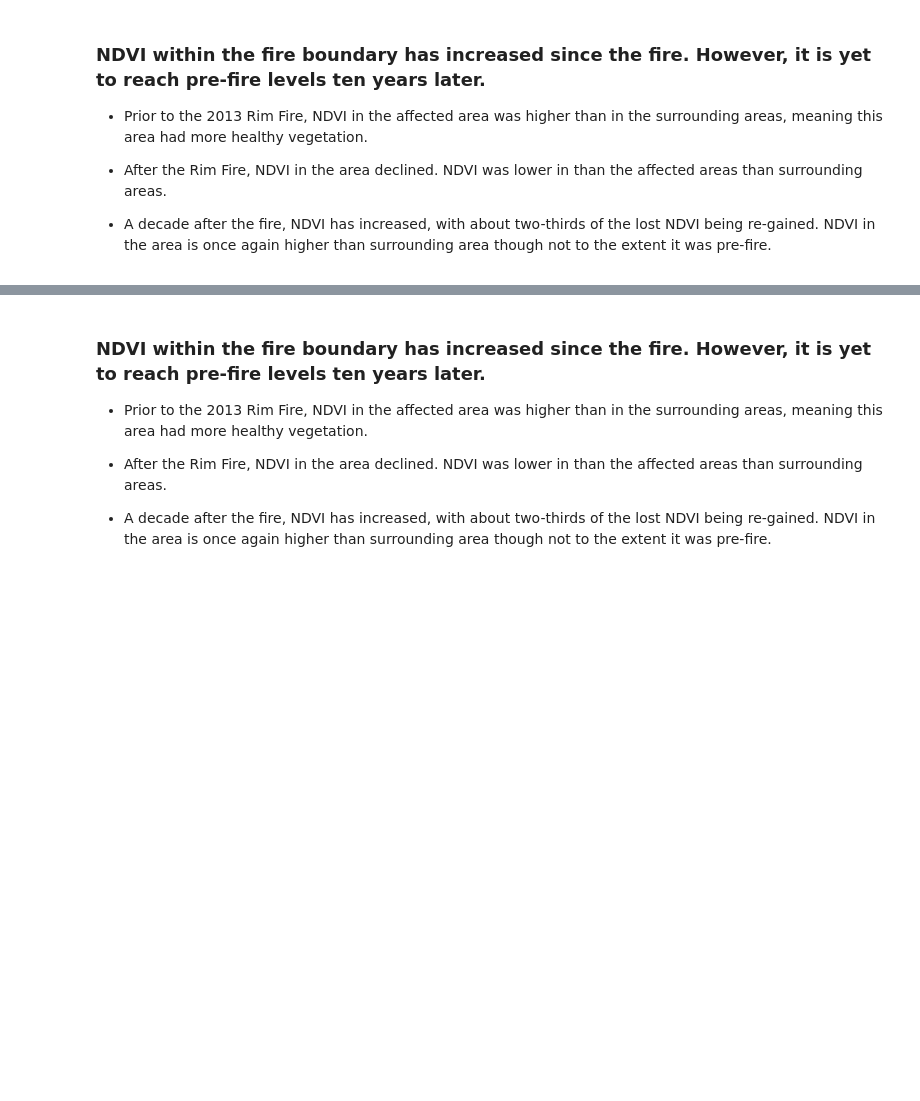
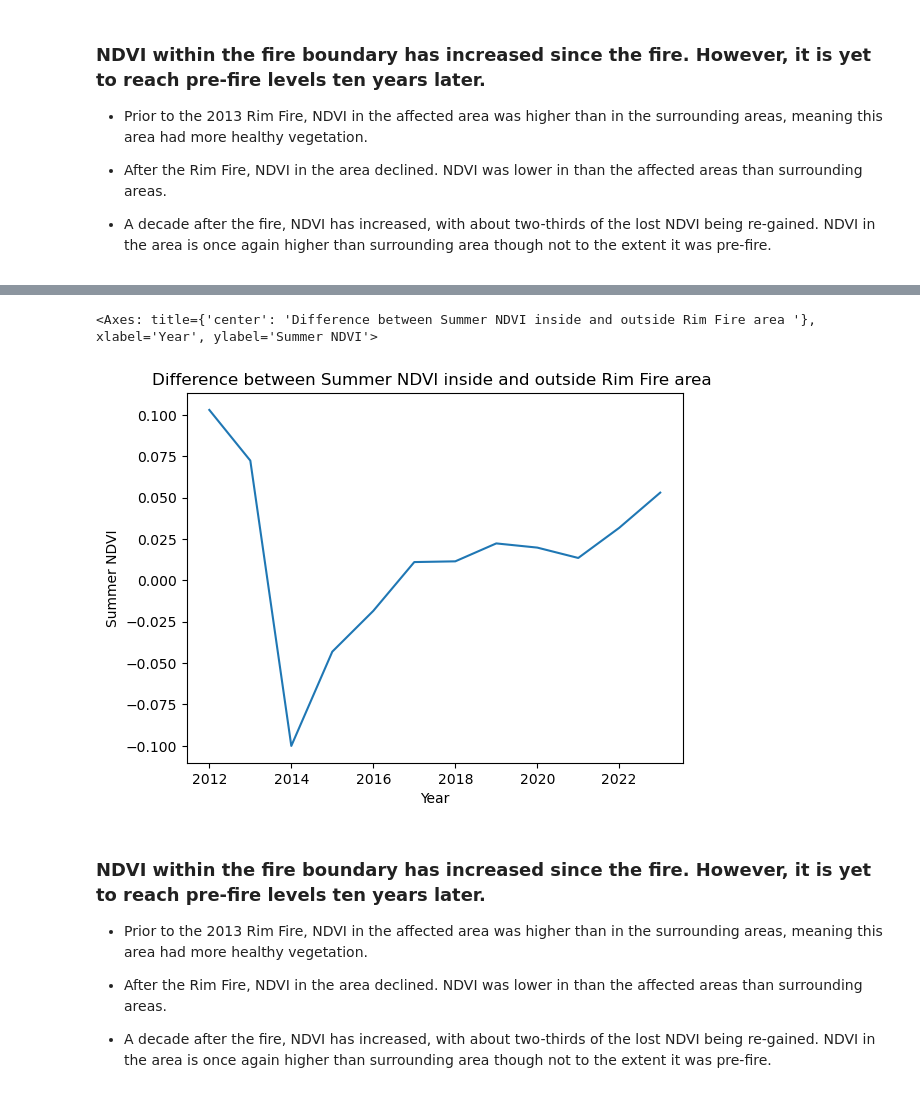
Before and after one commit to pth6570/pth6570.github.io, a Jupyter notebook: notebooks/rim_fire_NDVI_change.ipynb, the cells around one changed output, grey strips where cells are left out. Saved outputs shown, nothing was run; the diff lists cells and outputs as text; code cells hidden in the pictures; blank space fills up the shorter version.

```diff
--- a/notebooks/rim_fire_NDVI_change.ipynb
+++ b/notebooks/rim_fire_NDVI_change.ipynb
@@ -317,9 +315,6 @@ ndvi_fire_df.NDVI.hvplot(
 # %%
-ndvi_fire_df.Difference.hvplot(
+ndvi_fire_df.Difference.plot(
     title="Difference between Summer NDVI inside and outside Rim Fire area ",
     xlabel="Year",
-    ylabel="Summer NDVI",
-    width=500).opts(fontsize={
-    'title': 10
-})
+    ylabel="Summer NDVI")
 # %% [output]
@@ -327,3 +321,5 @@ ndvi_fire_df.Difference.hvplot(
+<Axes: title={'center': 'Difference between Summer NDVI inside and outside Rim Fire area '}, xlabel='Year', ylabel='Summer NDVI'>
+[figure, added]
 # %%
 
 ndvi_fire_df['NDVI']
```
Also changed, not shown: parts of 2 cells of this notebook, 2 other files.
